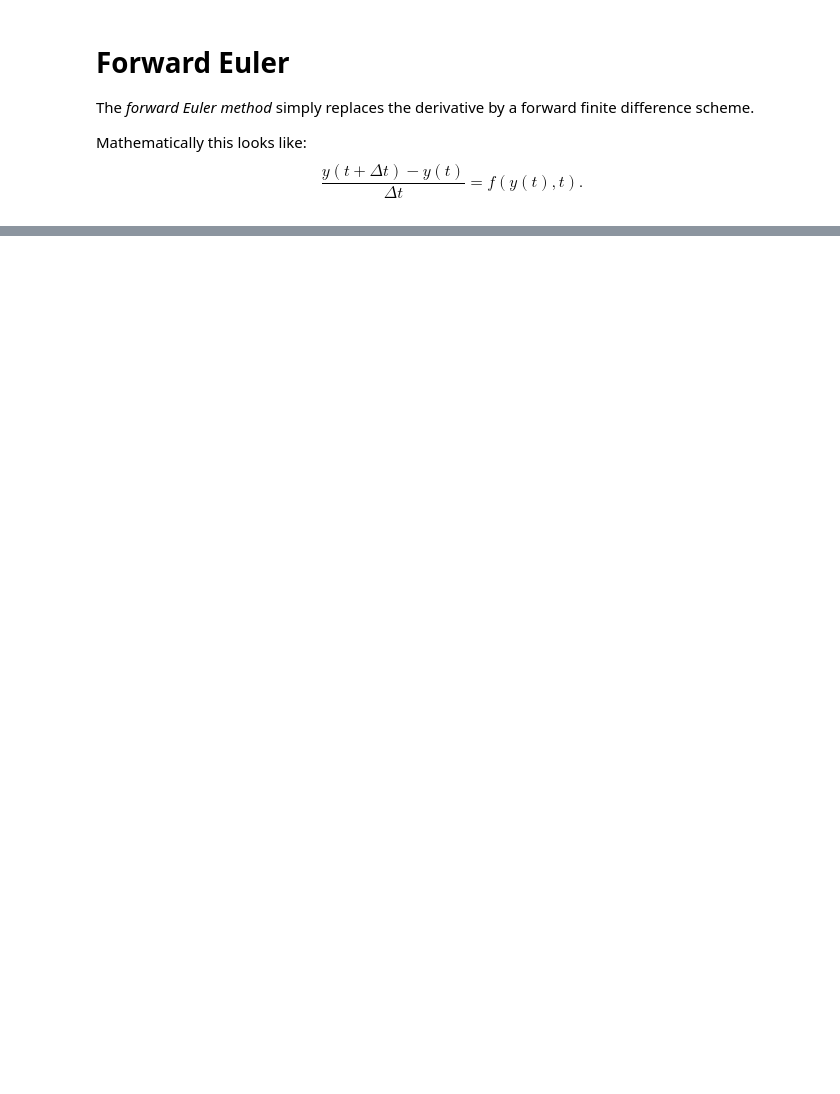
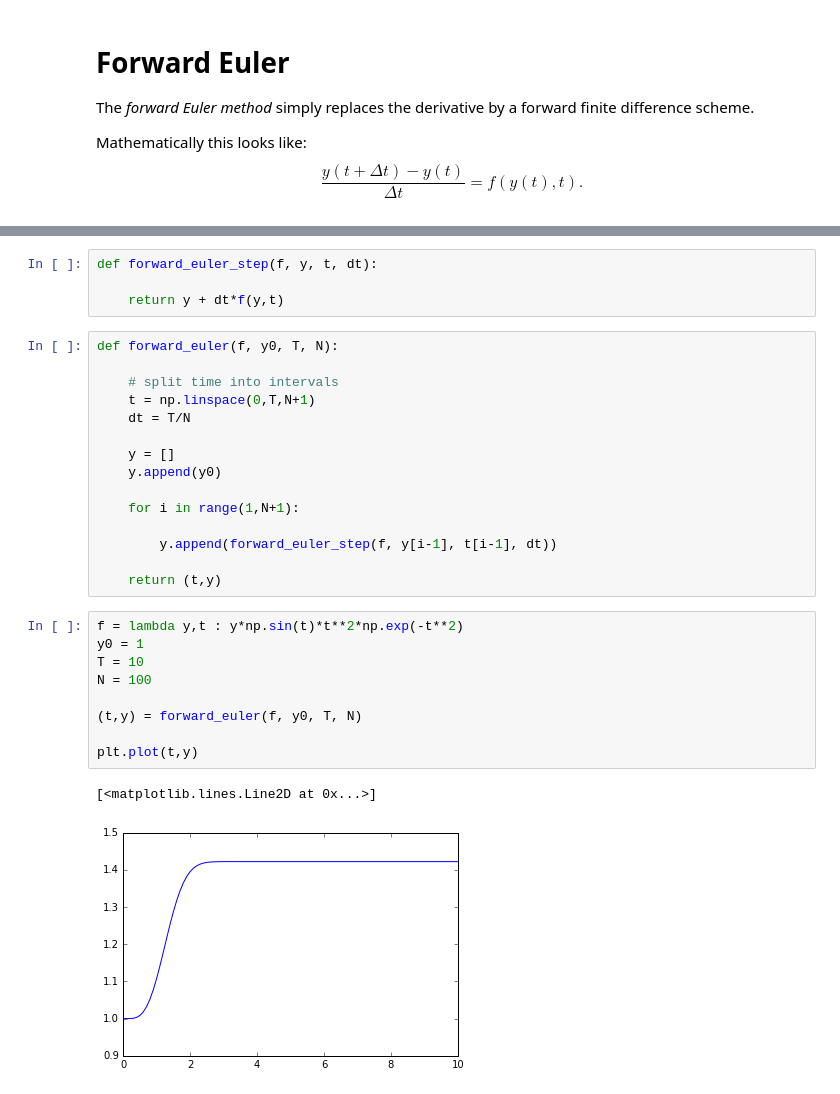
Before and after one commit to lukasbystricky/ISC-3313, a Jupyter notebook: lectures/chapter5/3-differential_equations.ipynb, the cells around one changed output, grey strips where cells are left out. Saved outputs shown, nothing was run; the diff lists cells and outputs as text; blank space fills up the shorter version.

```diff
--- a/lectures/chapter5/3-differential_equations.ipynb
+++ b/lectures/chapter5/3-differential_equations.ipynb
@@ -74,0 +198,31 @@ Note that $Y_k \approx y(k\Delta t)$.
+# %%
+def forward_euler_step(f, y, t, dt):
+
+    return y + dt*f(y,t)
+# %%
+def forward_euler(f, y0, T, N):
+
+    # split time into intervals
+    t = np.linspace(0,T,N+1)
+    dt = T/N
+
+    y = []
+    y.append(y0)
+
+    for i in range(1,N+1):
+
+        y.append(forward_euler_step(f, y[i-1], t[i-1], dt))
+
+    return (t,y)
+# %%
+f = lambda y,t : y*np.sin(t)*t**2*np.exp(-t**2)
+y0 = 1
+T = 10
+N = 100
+
+(t,y) = forward_euler(f, y0, T, N)
+
+plt.plot(t,y)
+# %% [output]
+[<matplotlib.lines.Line2D at 0x...>]
+[figure, added]
```
Also changed, not shown: parts of 21 cells of this notebook.
